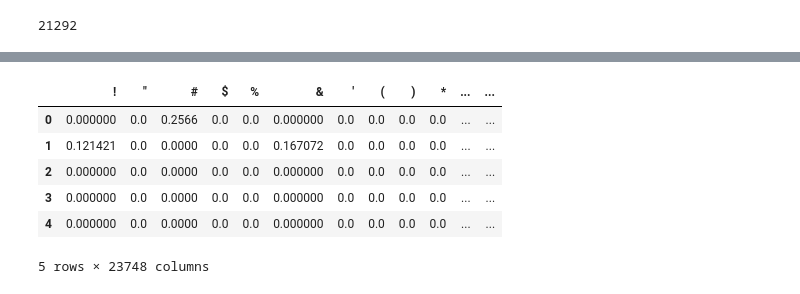
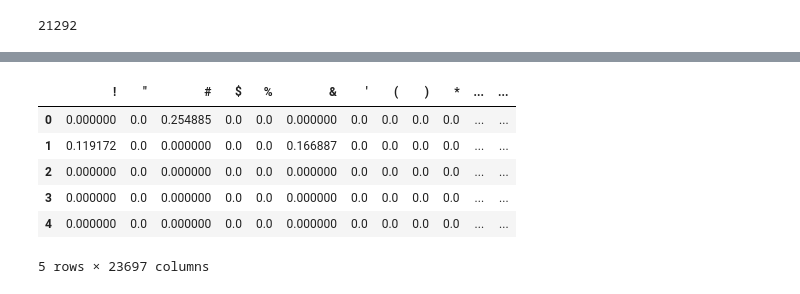
Before and after one commit to Smccb/Text-Analysis-assignment, a Jupyter notebook: feature_selection.ipynb, the cells around one changed output, grey strips where cells are left out. Cells and saved outputs as stored; diff of their text form; code cells hidden in the pictures.

```diff
--- a/feature_selection.ipynb
+++ b/feature_selection.ipynb
@@ -94 +168,4 @@ removed_abbreviations = prep_funct.replace_abbreviations(replace_emoji)
+# %%
+replace_user_mentions = removed_abbreviations.copy
+replace_user_mentions = prep_funct.replace_user_mentions(removed_abbreviations)
 # %%
@@ -110,14 +193,14 @@ MemoryError: Unable to allocate 3.77 GiB for an array with shape (21292, 23748)
 # %%
-baseline_tfidf_matrix = tmu.build_tfidf_matrix(removed_abbreviations.text)
+baseline_tfidf_matrix = tmu.build_tfidf_matrix(replace_user_mentions.text)
 baseline_tfidf_matrix.head()
 # %% [output]
 |  | ! | " | # | $ | % | & | ' | ( | ) | * | ... | ... |
-| 0 | 0.000000 | 0.0 | 0.2566 | 0.0 | 0.0 | 0.000000 | 0.0 | 0.0 | 0.0 | 0.0 | ... | ... |
-| 1 | 0.121421 | 0.0 | 0.0000 | 0.0 | 0.0 | 0.167072 | 0.0 | 0.0 | 0.0 | 0.0 | ... | ... |
-| 2 | 0.000000 | 0.0 | 0.0000 | 0.0 | 0.0 | 0.000000 | 0.0 | 0.0 | 0.0 | 0.0 | ... | ... |
-| 3 | 0.000000 | 0.0 | 0.0000 | 0.0 | 0.0 | 0.000000 | 0.0 | 0.0 | 0.0 | 0.0 | ... | ... |
-| 4 | 0.000000 | 0.0 | 0.0000 | 0.0 | 0.0 | 0.000000 | 0.0 | 0.0 | 0.0 | 0.0 | ... | ... |
+| 0 | 0.000000 | 0.0 | 0.254885 | 0.0 | 0.0 | 0.000000 | 0.0 | 0.0 | 0.0 | 0.0 | ... | ... |
+| 1 | 0.119172 | 0.0 | 0.000000 | 0.0 | 0.0 | 0.166887 | 0.0 | 0.0 | 0.0 | 0.0 | ... | ... |
+| 2 | 0.000000 | 0.0 | 0.000000 | 0.0 | 0.0 | 0.000000 | 0.0 | 0.0 | 0.0 | 0.0 | ... | ... |
+| 3 | 0.000000 | 0.0 | 0.000000 | 0.0 | 0.0 | 0.000000 | 0.0 | 0.0 | 0.0 | 0.0 | ... | ... |
+| 4 | 0.000000 | 0.0 | 0.000000 | 0.0 | 0.0 | 0.000000 | 0.0 | 0.0 | 0.0 | 0.0 | ... | ... |
-5 rows × 23748 columns
+5 rows × 23697 columns
 # %%
 from sklearn.tree import DecisionTreeClassifier
 dt_clf = DecisionTreeClassifier(random_state=1)
```
Also changed, not shown: parts of 14 cells of this notebook, 9 other files.
